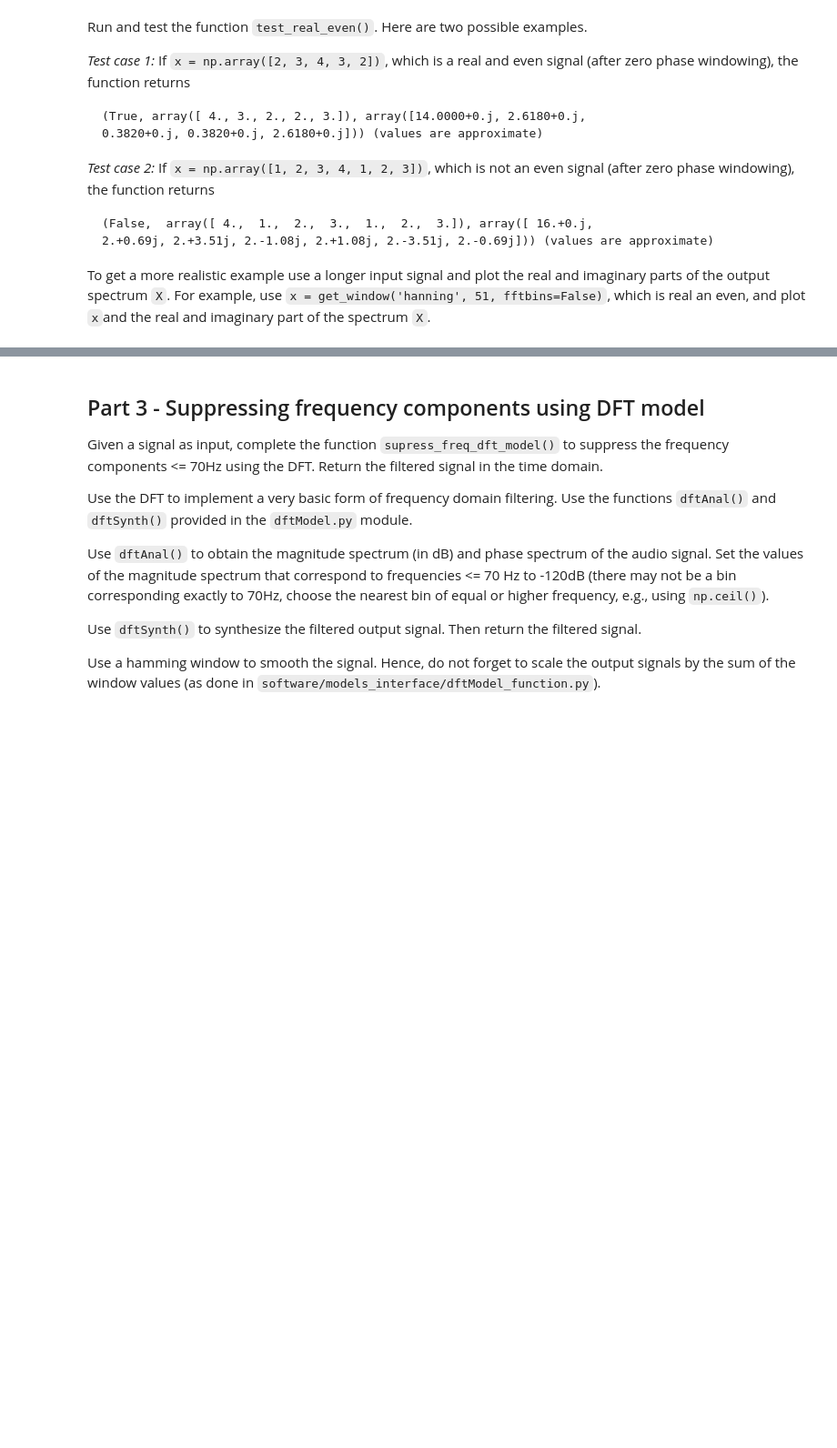
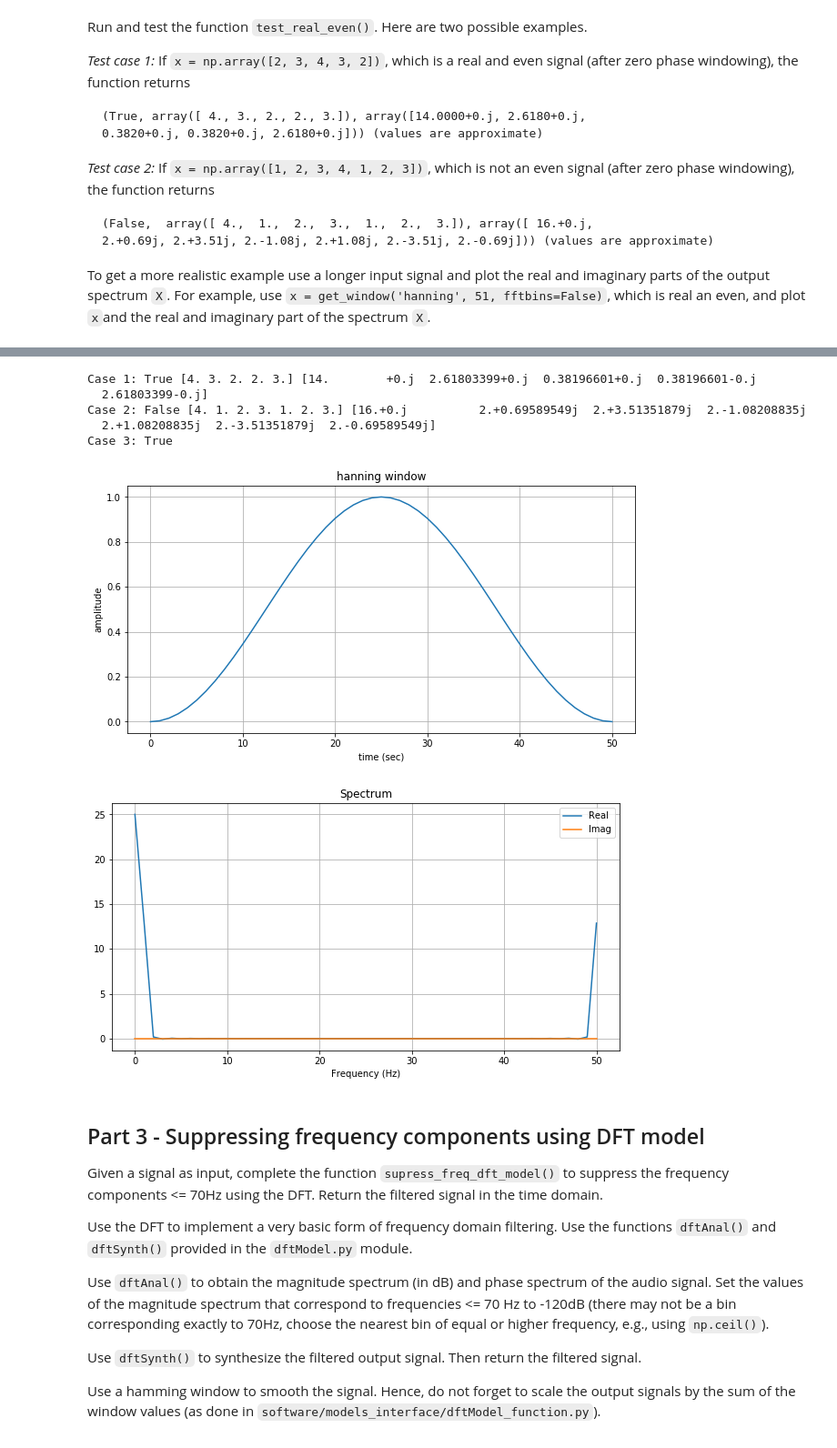
Before and after one commit to mariocastella/sms-tools, a Jupyter notebook: workspace/E3-Fourier-properties.ipynb, the cells around one changed output, grey strips where cells are left out. Shown: that part at 91% size. Drawn from its saved outputs; the diff is of its cells as text; code cells hidden in the pictures; blank space fills up the shorter version.

```diff
--- a/workspace/E3-Fourier-properties.ipynb
+++ b/workspace/E3-Fourier-properties.ipynb
@@ -191,3 +193,42 @@ To get a more realistic example use a longer input signal and plot the real and
+# %%
+# E3 - 2.2: Plot the input signal proposed above (window signal), call the function test_real_even(),
+# and plot its output spectrum (real and imaginary)
+x1 = np.array([2, 3, 4, 3, 2])
+isRealEven1, fftbuffer1, X1 = test_real_even(x1)
+print('Case 1:', isRealEven1, fftbuffer1, X1)
+
+x2 = np.array([1, 2, 3, 4, 1, 2, 3])
+isRealEven2, fftbuffer2, X2 = test_real_even(x2)
+print('Case 2:', isRealEven2, fftbuffer2, X2)
+
+x3 = get_window('hanning', 51, fftbins=False)
+isRealEven3, fftbuffer3, X3 = test_real_even(x3)
+print('Case 3:', isRealEven3)
+
+plt.figure(1, figsize=(10,5))
+plt.plot(x3)
+plt.title('hanning window')
+plt.xlabel('time (sec)')
+plt.ylabel('amplitude')
+plt.grid(True)
+plt.show()
+
+plt.figure(1, figsize=(10,5))
+plt.plot(np.real(X3), label='Real')
+plt.plot(np.imag(X3), label='Imag')
+plt.title('Spectrum')
+plt.xlabel('Frequency (Hz)')
+plt.grid(True)
+plt.legend();
+plt.show()
+# %% [output]
+Case 1: True [4. 3. 2. 2. 3.] [14.        +0.j  2.61803399+0.j  0.38196601+0.j  0.38196601-0.j
+  2.61803399-0.j]
+Case 2: False [4. 1. 2. 3. 1. 2. 3.] [16.+0.j          2.+0.69589549j  2.+3.51351879j  2.-1.08208835j
+  2.+1.08208835j  2.-3.51351879j  2.-0.69589549j]
+Case 3: True
+[figure, added]
+[figure, added]
 # %% [markdown]
 ## Part 3 - Suppressing frequency components using DFT model
 
```
Also changed, not shown: parts of 11 cells of this notebook, 4 other files.
